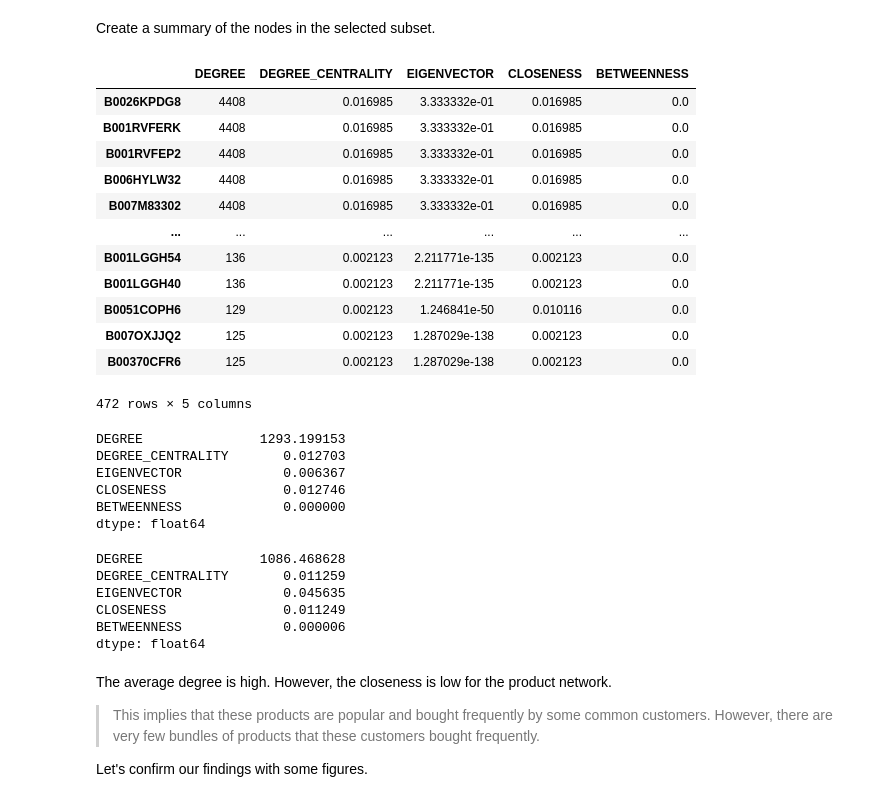
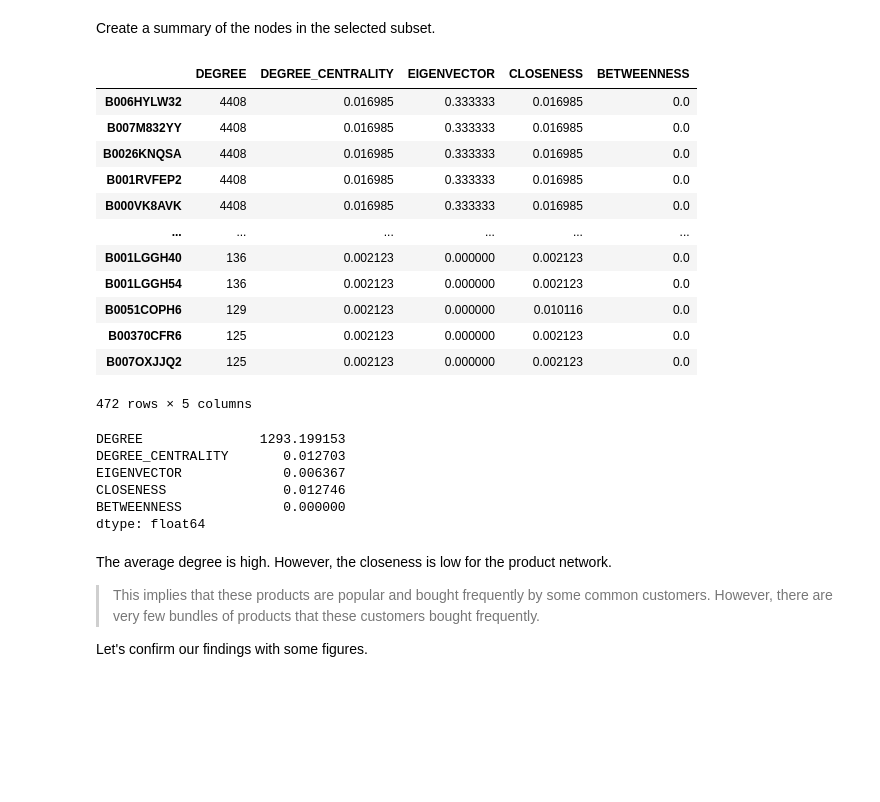
Before and after one commit to SamReeves/web_analytics, a Jupyter notebook: project2/Project 2.ipynb, the cells around one changed output. Drawn from its saved outputs; the diff is of its cells as text; code cells hidden in the pictures; blank space fills up the shorter version.

```diff
--- a/project2/Project 2.ipynb
+++ b/project2/Project 2.ipynb
@@ -29,9 +29,9 @@ First, we load and examine the raw data.
 
 >The data includes reviews in different laguages. Since we only need the product ID and customer ID from the data, we simply use the "ISO-8859-1" encoding to read the file to make sure the file is loaded successfully.
 # %%
-f = open(r"foods.csv", "r", encoding="ISO-8859-1")
+f = open(r"E:\SPS\DATA 620\assignments\foods.txt", "r", encoding="ISO-8859-1")
 data_text = f.read()
 f.close()
 
-print(data_text[1000])
+print(data_text[:1000])
 # %% [output]
@@ -58,7 +74,7 @@ for i in range(len(records)):
     data_pd.loc[i] = [product_id, customer_id]
 
 data_pd.to_csv(r"foods.csv", index = False)
-data_pd = pd.read_csv(r"https://raw.githubusercontent.com/ezaccountz/Data_620/main/project%202/foods.csv", header=0, index_col=False)
+data_pd = pd.read_csv(r"https://raw.githubusercontent.com/ezaccountz/Data_620/main/project2/foods.csv", header=0, index_col=False)
 """
 
 data_pd = pd.read_csv(r"foods.csv", header=0, index_col=False)
@@ -372,26 +379,26 @@ Create a summary of the nodes in the selected subset.
 # %%
 summarys = pd.DataFrame(dict(
     DEGREE = dict(island.degree(weight='weight')),
     DEGREE_CENTRALITY = nx.degree_centrality(island),
     EIGENVECTOR = nx.eigenvector_centrality(island, weight='weight'),
     CLOSENESS = nx.closeness_centrality(island),
     BETWEENNESS = nx.betweenness_centrality(island, weight='weight')
 ))
 summarys = summarys.sort_values(by = 'DEGREE', ascending = False)
-summarys
+round(summarys,6)
 # %% [output]
 |  | DEGREE | DEGREE_CENTRALITY | EIGENVECTOR | CLOSENESS | BETWEENNESS |
-| B0026KPDG8 | 4408 | 0.016985 | 3.333332e-01 | 0.016985 | 0.0 |
-| B001RVFERK | 4408 | 0.016985 | 3.333332e-01 | 0.016985 | 0.0 |
-| B001RVFEP2 | 4408 | 0.016985 | 3.333332e-01 | 0.016985 | 0.0 |
-| B006HYLW32 | 4408 | 0.016985 | 3.333332e-01 | 0.016985 | 0.0 |
-| B007M83302 | 4408 | 0.016985 | 3.333332e-01 | 0.016985 | 0.0 |
+| B006HYLW32 | 4408 | 0.016985 | 0.333333 | 0.016985 | 0.0 |
+| B007M832YY | 4408 | 0.016985 | 0.333333 | 0.016985 | 0.0 |
+| B0026KNQSA | 4408 | 0.016985 | 0.333333 | 0.016985 | 0.0 |
+| B001RVFEP2 | 4408 | 0.016985 | 0.333333 | 0.016985 | 0.0 |
+| B000VK8AVK | 4408 | 0.016985 | 0.333333 | 0.016985 | 0.0 |
 | ... | ... | ... | ... | ... | ... |
-| B001LGGH54 | 136 | 0.002123 | 2.211771e-135 | 0.002123 | 0.0 |
-| B001LGGH40 | 136 | 0.002123 | 2.211771e-135 | 0.002123 | 0.0 |
-| B0051COPH6 | 129 | 0.002123 | 1.246841e-50 | 0.010116 | 0.0 |
-| B007OXJJQ2 | 125 | 0.002123 | 1.287029e-138 | 0.002123 | 0.0 |
-| B00370CFR6 | 125 | 0.002123 | 1.287029e-138 | 0.002123 | 0.0 |
+| B001LGGH40 | 136 | 0.002123 | 0.000000 | 0.002123 | 0.0 |
+| B001LGGH54 | 136 | 0.002123 | 0.000000 | 0.002123 | 0.0 |
+| B0051COPH6 | 129 | 0.002123 | 0.000000 | 0.010116 | 0.0 |
+| B00370CFR6 | 125 | 0.002123 | 0.000000 | 0.002123 | 0.0 |
+| B007OXJJQ2 | 125 | 0.002123 | 0.000000 | 0.002123 | 0.0 |
 472 rows × 5 columns
 # %%
 round(summarys.mean(), 6)
@@ -402,15 +409,6 @@ EIGENVECTOR             0.006367
 CLOSENESS               0.012746
 BETWEENNESS             0.000000
 dtype: float64
-# %%
-summarys.std()
-# %% [output]
-DEGREE               1086.468628
-DEGREE_CENTRALITY       0.011259
-EIGENVECTOR             0.045635
-CLOSENESS               0.011249
-BETWEENNESS             0.000006
-dtype: float64
 # %% [markdown]
 The average degree is high. However, the closeness is low for the product network.
 
```
Also changed, not shown: parts of 3 cells of this notebook.
